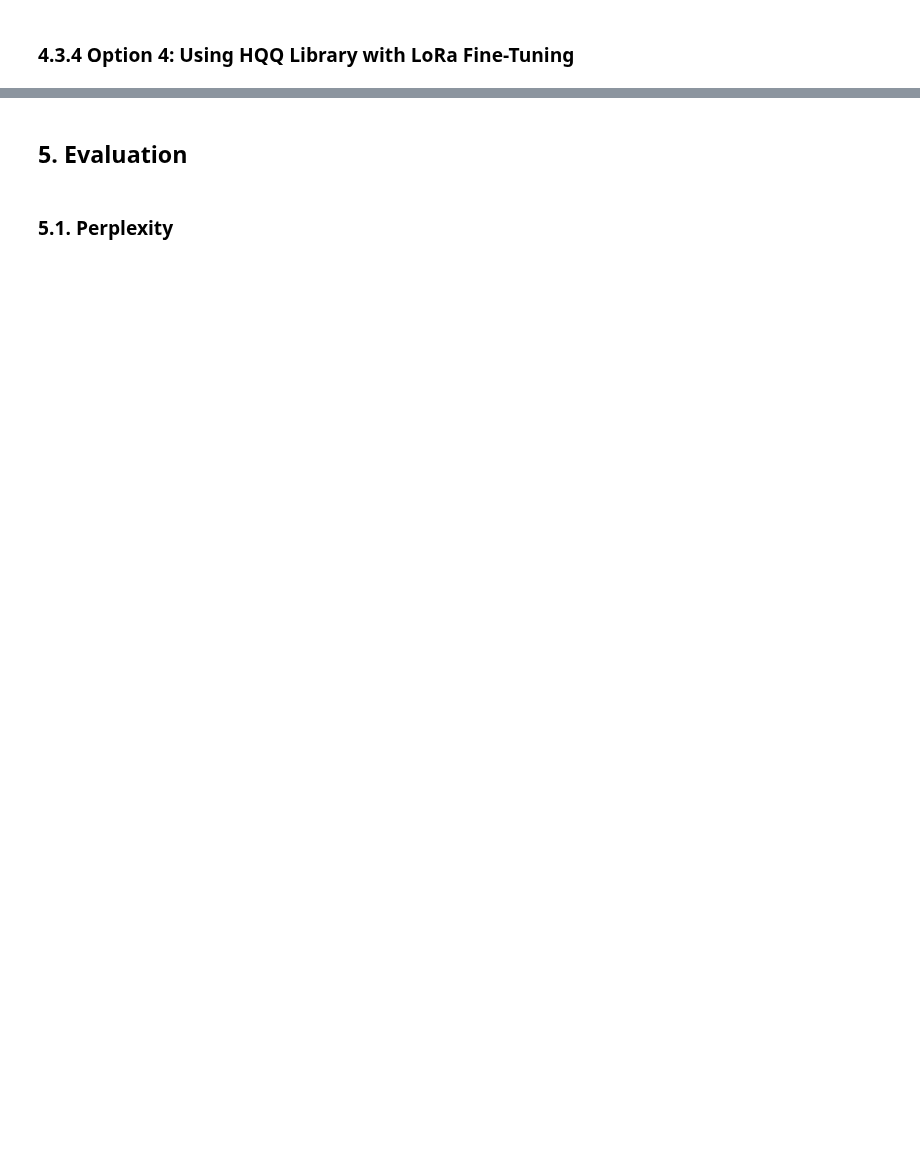
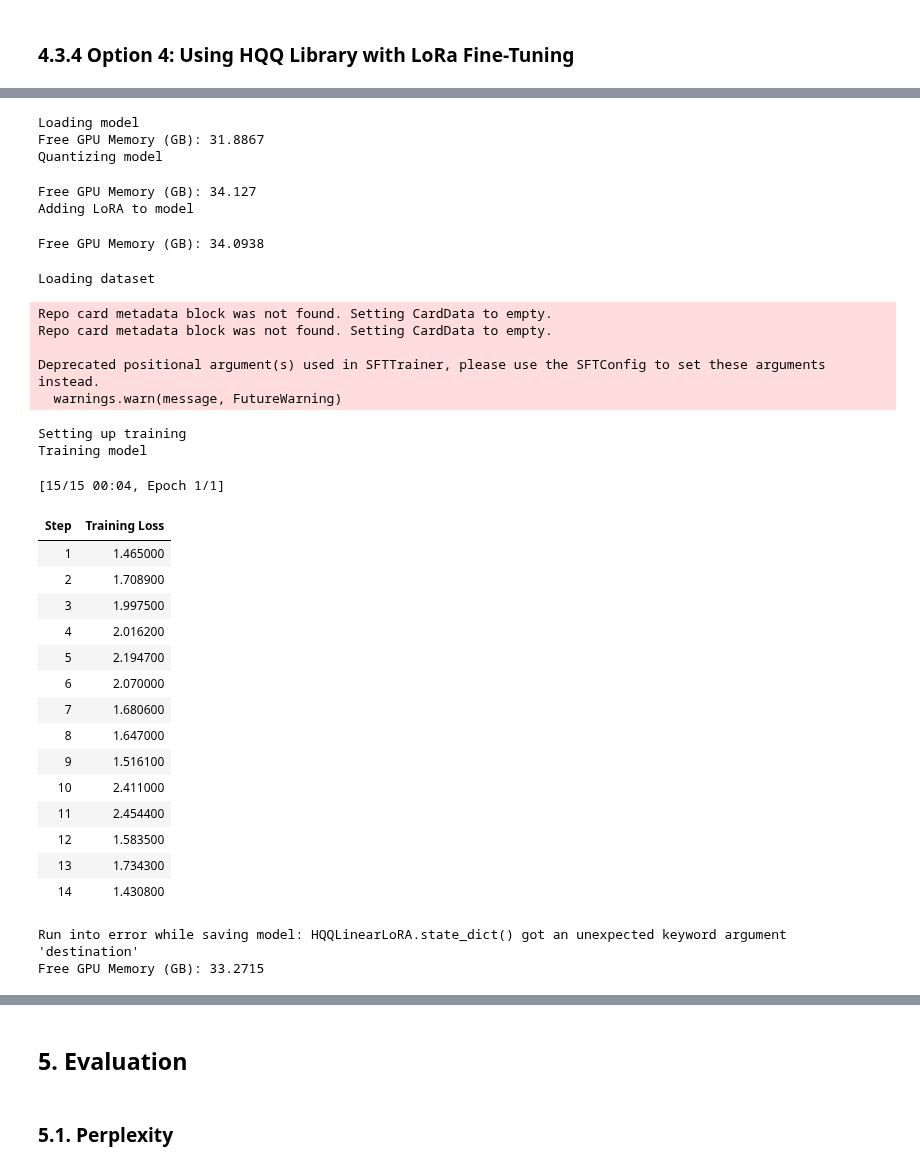
Before and after one commit to PrunaAI/quantization-reliability, a Jupyter notebook: notebooks/02-Llama-HQQ.ipynb, the cells around one changed output, grey strips where cells are left out. Cells and saved outputs as stored; diff of their text form; code cells hidden in the pictures; blank space fills up the shorter version.

```diff
--- a/notebooks/02-Llama-HQQ.ipynb
+++ b/notebooks/02-Llama-HQQ.ipynb
@@ -107,8 +138,8 @@ import torch
 device = "cuda"
 
 # model_name = "EleutherAI/gpt-neo-125m"  # Lightweight model for debugging purposes
-# model_name = "meta-llama/Meta-Llama-3-8B"  # Too large to run on a gpu_gtx1080. GPU gpu_a100 is required.
-model_name = "TinyLlama/TinyLlama-1.1B-Chat-v1.0"  # Small enough to run on a gpu_gtx1080.
+model_name = "meta-llama/Meta-Llama-3-8B"  # Too large to run on a gpu_gtx1080. GPU gpu_a100 is required.
+# model_name = "TinyLlama/TinyLlama-1.1B-Chat-v1.0"  # Small enough to run on a gpu_gtx1080.
 # model_name = "openai-community/gpt2-large"
 
 tokenizer = AutoTokenizer.from_pretrained(model_name, device_map=device)
@@ -289,7 +359,7 @@ for i, (data, target) in enumerate(oasst_dataloader):
 from transformers import AutoTokenizer
 
 # Define the model name and tokenizer
-model_name = "TinyLlama/TinyLlama-1.1B-Chat-v0.1"
+model_name = "TinyLlama/TinyLlama-1.1B-Chat-v1.0"
 tokenizer = AutoTokenizer.from_pretrained(model_name)
 # %% [markdown]
 ### 4.3.1 Option 1: All linear layers will use the same quantization config
@@ -441,3 +479,10 @@ print(tokenizer.eos_token)
 print(tokenizer.padding_side)
 print(tokenizer.add_bos_token)
 print(tokenizer.add_eos_token)
+# %%
+from datasets import load_dataset, Dataset
+
+dataset_train1 = load_dataset("OpenAssistant/oasst1", split="train")
+dataset_val1 = load_dataset("OpenAssistant/oasst1", split="validation")
+dataset_train2 = load_dataset("timdettmers/openassistant-guanaco", split="train")
+dataset_val2 = load_dataset("timdettmers/openassistant-guanaco", split="test")
@@ -443,0 +492,8 @@ print(tokenizer.add_eos_token)
+# %%
+for i in range(20):
+  print("#####")
+  print(f"Combination {i}: ", len(dataset_train1['text']))
+  print(dataset_train1['text'][i])
+  print(f"Combination {i}: ", len(dataset_train2['text']))
+  print(dataset_train2['text'][i])
+  print("#####")
@@ -444,8 +524,8 @@ print(tokenizer.add_eos_token)
 # %%
 # Settings
 ######################################################################################
-hf_auth = None  # HuggingFace token
-cache_path = None  # cache directory to store data
+cache_path = MODEL_SAVE_PATH  # cache directory to store data
+model_copy = copy.deepcopy(model)
 
 # HQQ Quantize
 ######################################################################################
@@ -516,15 +596,14 @@ tokenizer.padding_side = "right"
 tokenizer.add_bos_token = False
 tokenizer.add_eos_token = False
 
-batch_size = 1
-num_epochs = 1
-grad_acc = 1
 max_tokens = 256
-max_samples = 5000
+max_samples = 20
 
 print("Loading dataset")
-# dataset_train = load_dataset("OpenAssistant/oasst1", split="train")
-# dataset_val = load_dataset("OpenAssistant/oasst1", split="validation")
+# dataset_train = load_dataset("OpenAssistant/oasst1", split="train[:100]")
+# dataset_val = load_dataset("OpenAssistant/oasst1", split="validation[:100]")
+# dataset_train = wikitext_data_module.train_dataset
+# dataset_val = wikitext_data_module.val_dataset
 dataset_train = load_dataset("timdettmers/openassistant-guanaco", split="train")
 dataset_val = load_dataset("timdettmers/openassistant-guanaco", split="test")
 
@@ -572,31 +651,70 @@ class WrappedModel(torch.nn.Module):
         return self.model.forward(*args, **kwargs)
 
     def train(self):
         self.model.train()
 
     def eval(self):
         self.model.eval()
 
     def parameters(self):
         return self.model.parameters()
 
+    def save_pretrained(self, save_directory):
+        self.model.save_pretrained(save_directory)
+
 trainer = SFTTrainer(
     model=WrappedModel(model),
     tokenizer=tokenizer,
     max_seq_length=max_tokens,
     train_dataset=dataset_train,
     eval_dataset=None,
     peft_config=None,
     packing=True,
     args=training_args,
     dataset_text_field="text",
 )
 
 model.is_parallelizable = False
 trainer.is_model_parallel = False
 trainer.place_model_on_device = False
 
 print("Training model")
 model.train()
-trainer.train()
+try:
+    trainer.train()
+except TypeError as e:
+    print(f"Run into error while saving model: {e}")
 !nvidia-smi --query-gpu=memory.free --format=csv | tail -n +2 | awk -F ' ' '{print "Free GPU Memory (GB):", $1 / 1024}'
+# %% [output]
+Loading model
+Free GPU Memory (GB): 31.8867
+Quantizing model
+Free GPU Memory (GB): 34.127
+Adding LoRA to model
+Free GPU Memory (GB): 34.0938
+Loading dataset
+Repo card metadata block was not found. Setting CardData to empty.
+Repo card metadata block was not found. Setting CardData to empty.
+
+Deprecated positional argument(s) used in SFTTrainer, please use the SFTConfig to set these arguments instead.
+  warnings.warn(message, FutureWarning)
+Setting up training
+Training model
+[15/15 00:04, Epoch 1/1]
+| Step | Training Loss |
+| 1 | 1.465000 |
+| 2 | 1.708900 |
+| 3 | 1.997500 |
+| 4 | 2.016200 |
+| 5 | 2.194700 |
+| 6 | 2.070000 |
+| 7 | 1.680600 |
+| 8 | 1.647000 |
+| 9 | 1.516100 |
+| 10 | 2.411000 |
+| 11 | 2.454400 |
+| 12 | 1.583500 |
+| 13 | 1.734300 |
+| 14 | 1.430800 |
+Run into error while saving model: HQQLinearLoRA.state_dict() got an unexpected keyword argument 'destination'
+Free GPU Memory (GB): 33.2715
```
Also changed, not shown: parts of 21 cells of this notebook, 3 other files.
